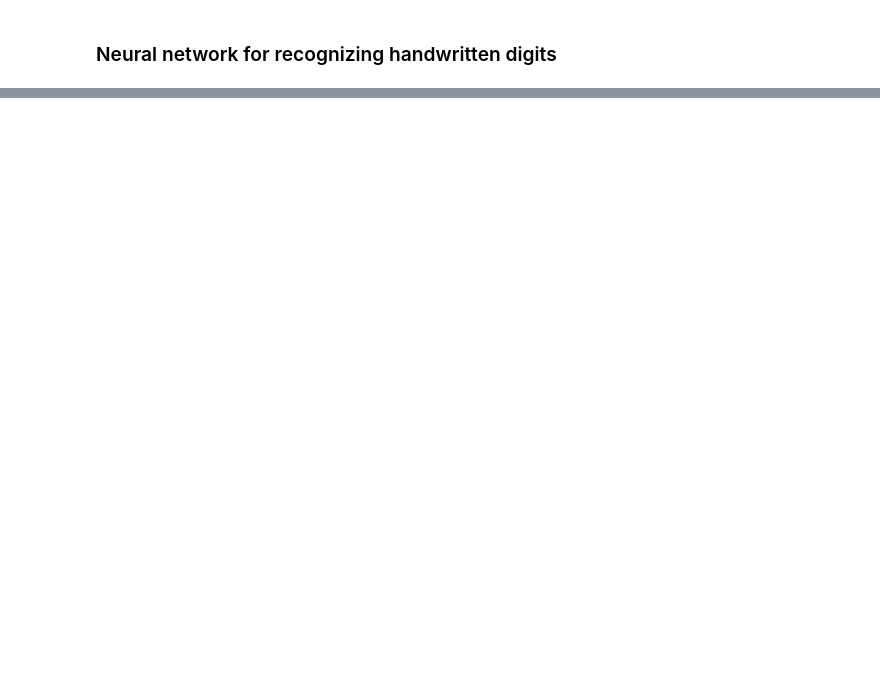
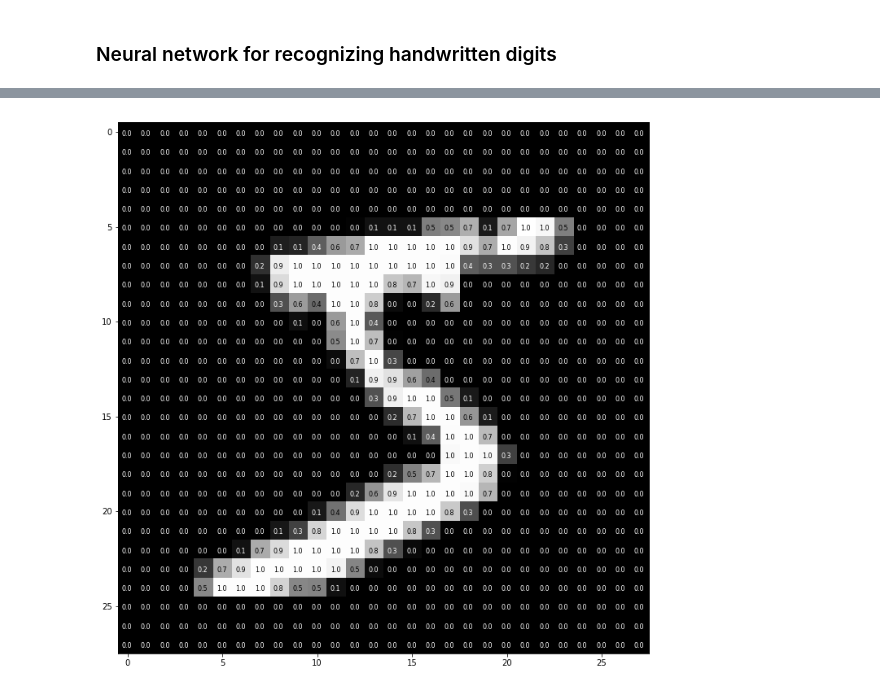
Before and after one commit to huli/academy-2018, a Jupyter notebook: deep-learning/mnist_classification.ipynb, the cells around one changed output, grey strips where cells are left out. Drawn from its saved outputs; the diff is of its cells as text; code cells hidden in the pictures; blank space fills up the shorter version.

```diff
--- a/deep-learning/mnist_classification.ipynb
+++ b/deep-learning/mnist_classification.ipynb
@@ -33 +51,12 @@ y_test = np_utils.to_categorical(y_test, number_of_classes)
+# %%
+# Visualize composition of an image
+plt.figure(figsize=(12, 12))
+plt.imshow(X_train[0].reshape((28,28)), cmap='gray')
+for i in range(28):
+    for j in range(28):
+        color = 'white' if X_train[0][j,i] < .4 else 'black'
+        plt.annotate('{:.1f}'.format(float(X_train[0][j,i])), (i-.3, j+.2), color=color, size=8)
+plt.show()
+# %% [output]
+[figure, added]
 # %%
```
Also changed, not shown: parts of 6 cells of this notebook, 1 other file.
